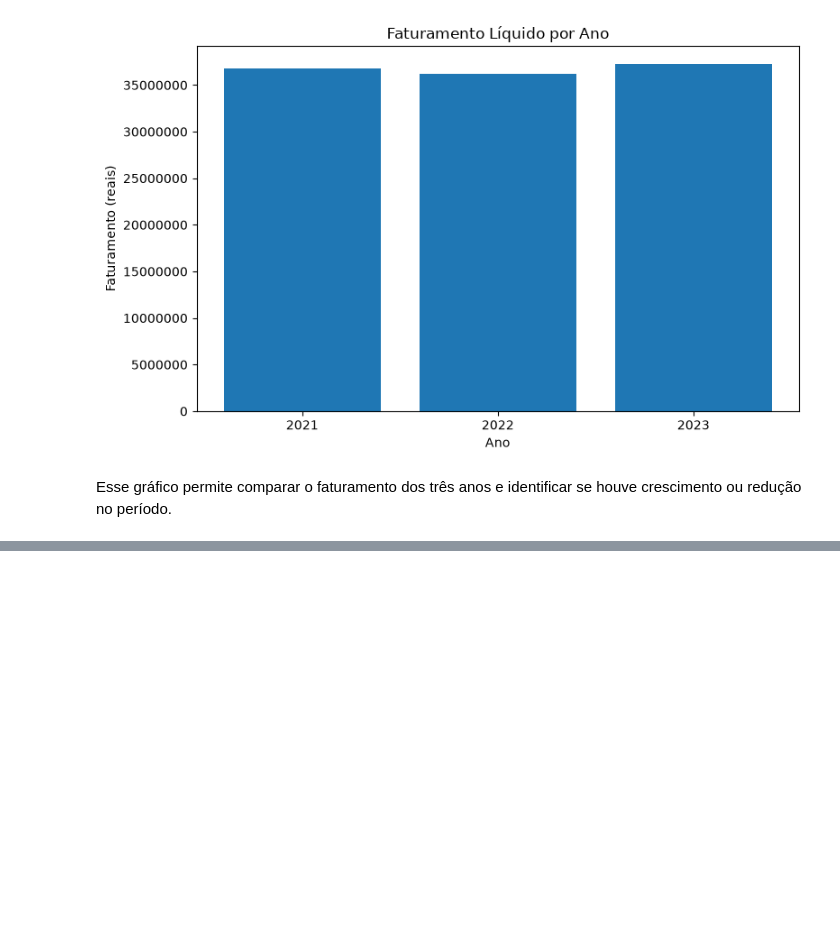
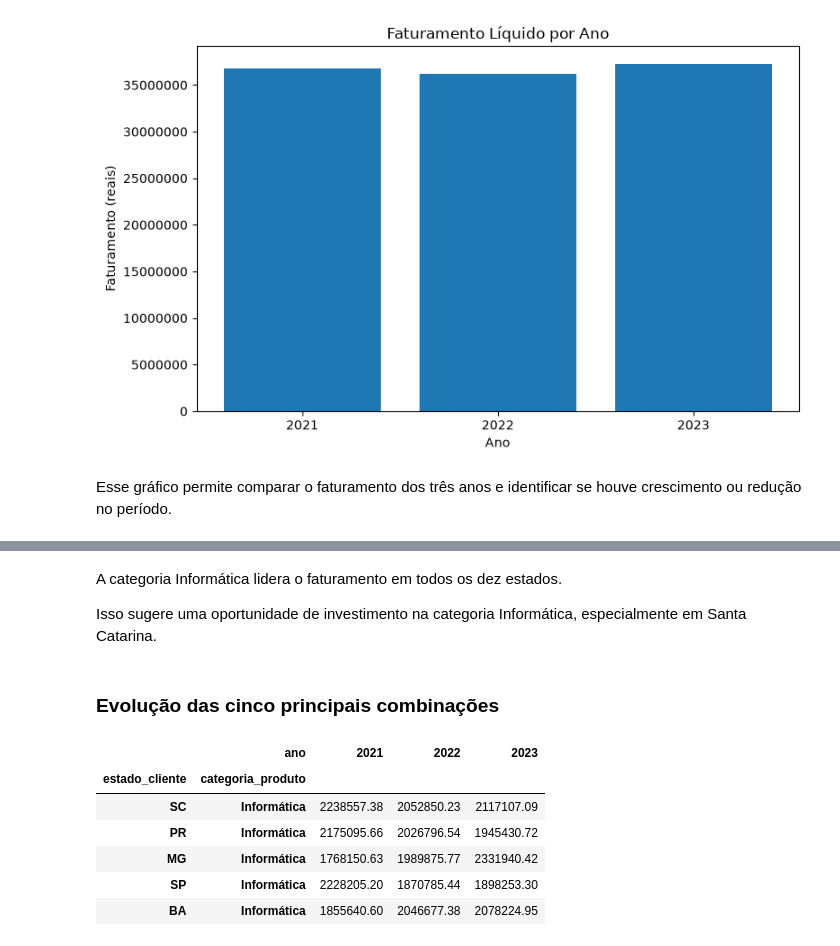
Before and after one commit to Wendel-454/projeto_final, a Jupyter notebook: projeto_final/Script_projeto_final.ipynb, the cells around one changed output, grey strips where cells are left out. Saved outputs shown, nothing was run; the diff lists cells and outputs as text; code cells hidden in the pictures; blank space fills up the shorter version.

```diff
--- a/projeto_final/Script_projeto_final.ipynb
+++ b/projeto_final/Script_projeto_final.ipynb
@@ -936,0 +950,15 @@ Esse gráfico permite  comparar o faturamento dos três anos e identificar se ho
+# %%
+#Criando uma cópia dos dados para o estudo aplicado.
+df_estudo = df_vendas_temporal.copy()
+#Extraindo o ano da data da venda.
+df_estudo['ano'] = df_estudo['data_venda'].dt.year
+
+#Agrupando o faturamento por estado, categoria e ano.
+faturamento_estado_categoria = (
+    df_estudo
+    .groupby(['estado_cliente', 'categoria_produto', 'ano'])['valor_total']
+    .sum()
+    .sort_values(ascending=False)
+)
+
+faturamento_estado_categoria
@@ -936,0 +1011,29 @@ Esse gráfico permite  comparar o faturamento dos três anos e identificar se ho
+# %% [markdown]
+A categoria Informática lidera o faturamento em todos os dez estados.
+
+Isso sugere uma oportunidade de investimento na categoria Informática, especialmente em Santa Catarina.
+# %% [markdown]
+ ### Evolução das cinco principais combinações
+# %%
+#Organizando o faturamento por ano em colunas.
+faturamento_anual_estado_categoria = (
+    faturamento_estado_categoria.unstack('ano')
+)
+
+#Selecionando as cinco combinações com maior faturamento acumulado.
+top_5_combinacoes = faturamento_por_estado_categoria.head(5).index
+
+#Consultando a evolução anual dessas combinações.
+faturamento_top_5 = faturamento_anual_estado_categoria.loc[
+    top_5_combinacoes
+]
+
+faturamento_top_5
+# %% [output]
+|  | ano | 2021 | 2022 | 2023 |
+| estado_cliente | categoria_produto |  |  |  |
+| SC | Informática | 2238557.38 | 2052850.23 | 2117107.09 |
+| PR | Informática | 2175095.66 | 2026796.54 | 1945430.72 |
+| MG | Informática | 1768150.63 | 1989875.77 | 2331940.42 |
+| SP | Informática | 2228205.20 | 1870785.44 | 1898253.30 |
+| BA | Informática | 1855640.60 | 2046677.38 | 2078224.95 |
```
Also changed, not shown: parts of 13 cells of this notebook.
